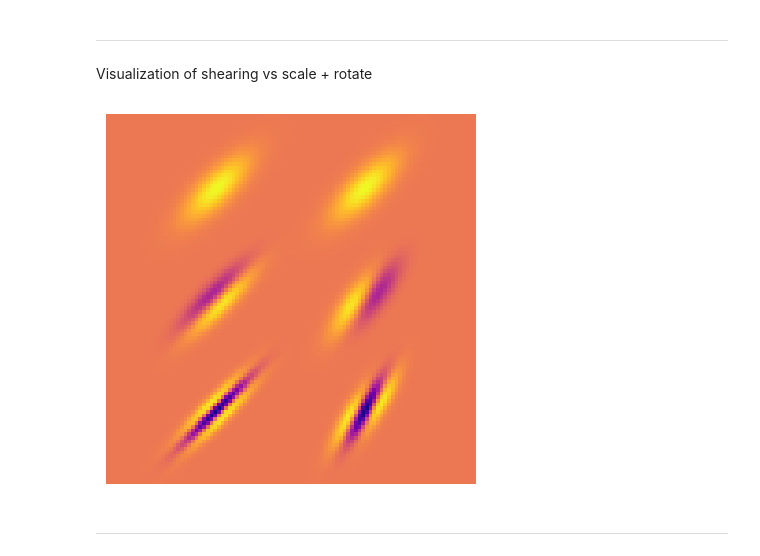
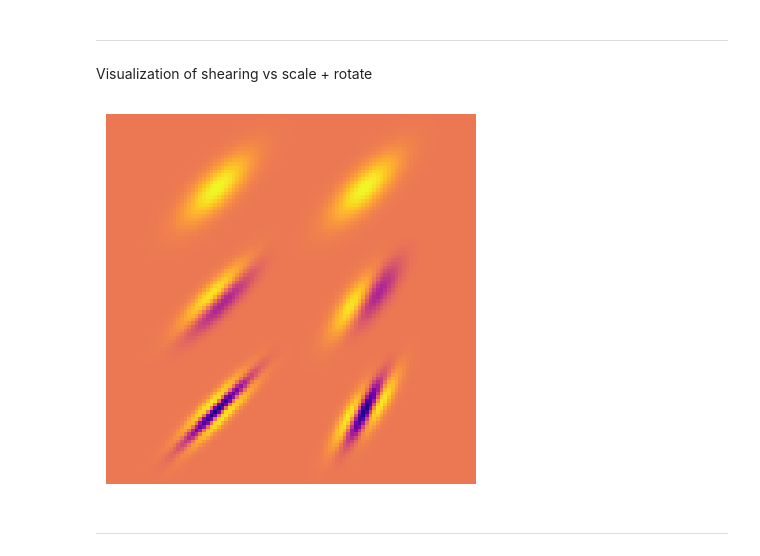
Before and after one commit to SuperVK/sparse-image-repr-bep, a Jupyter notebook: project.ipynb, the cells around one changed output. Cells and saved outputs as stored; diff of their text form; code cells hidden in the pictures.

```diff
--- a/project.ipynb
+++ b/project.ipynb
@@ -357,27 +360,27 @@ Visualization of shearing vs scale + rotate
 # %%
 # w = torch.tensor([[-1,  -2, 1,  torch.pi/1.5, 0.5 - 2, 0.2 + 1], [-1,  -2, 1,  torch.pi/1.5, 0.5 - 2, 0.2 + 1]]).permute(1, 0)
 w_prime = torch.tensor([[0, 0, 1,  -3, -3, -0.8,  0.45, 0.42], [1, 0, 0,  -2.5, -2.5, -0.8,  0.45, 0.42]]).permute(1, 0)
 
 color_zeroth = torch.tensor([[0.5, 0.5, 0.5], [0, 0, 0], [0, 0, 0],
                              [0.5, 0.5, 0.5], [0, 0, 0], [0, 0, 0]])
 color_first = torch.tensor([[0, 0, 0], [0.5, 0.5, 0.5], [0, 0, 0],
                             [0, 0, 0], [0.5, 0.5, 0.5], [0, 0, 0]])
 color_second = torch.tensor([[0, 0, 0], [0, 0, 0], [0.5, 0.5, 0.5],
                              [0, 0, 0], [0, 0, 0], [0.5, 0.5, 0.5]])
 scale_shear = torch.tensor([[ -2.5, -1.5, 0], [ -2.5, -1.5, 0], [ -2.5, -1.5, 0],
                             [ -2, -2, 0.5], [ -2, -2, 0.5], [ -2, -2, 0.5]])
-rotation = torch.tensor([math.pi/2 * 1.5, math.pi/2 * 1.5, math.pi/2 * 1.5,
+rotation = torch.tensor([-math.pi*0.25, - math.pi*0.25, -math.pi*0.25,
                          0, 0, 0])
 translation = torch.tensor([[-0.4, 0.6], [-0.4, 0], [-0.4, -0.6],
                             [0.4, 0.6], [0.4, 0], [0.4, -0.6]])
 
 # plt.title("Scale + rotate vs shear")
 img = f_hat(color_zeroth, color_first, color_second, scale_shear, rotation, translation, 100, 100).permute(1, 2, 0).mean(-1)
 plt.imshow(img, origin='lower', cmap='plasma')
 plt.axis('off')
 plt.show()
 # %% [output]
-[figure, old version]
+[figure, new version]
 # %% [markdown]
 ---
 # %% [markdown]
```
Also changed, not shown: parts of 2 cells of this notebook, 6 other files.
